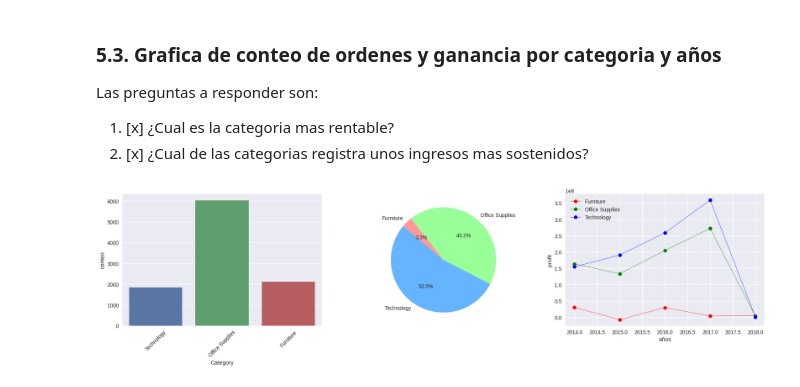
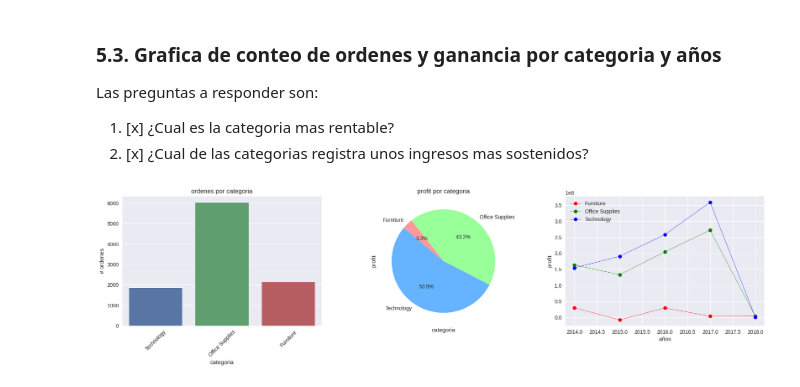
Before and after one commit to repos-especializacion-UdeA/tarea-fundamentos, a Jupyter notebook: entrega_udea.ipynb, the cells around one changed output. Saved outputs shown, nothing was run; the diff lists cells and outputs as text; code cells hidden in the pictures.

```diff
--- a/entrega_udea.ipynb
+++ b/entrega_udea.ipynb
@@ -407,3 +397,14 @@ categoria_s
 | 2 | Technology | 1847 | 9.627688e+08 | 962,768,841 |
 | 1 | Office Supplies | 6026 | 7.759941e+08 | 775,994,074 |
 | 0 | Furniture | 2121 | 5.922237e+07 | 59,222,369 |
+# %%
+tabla_pivote_categoria = pd.pivot_table(
+    df__,
+    values='Profit',
+    index='año',
+    columns='Category',
+    aggfunc='sum',
+    fill_value=0
+)
+
+tabla_pivote_categoria
@@ -529,21 +575,27 @@ Las preguntas a responder son:
 # %%
 fig , ax =plt.subplots(1,3,figsize=(18, 5))
 
 sns.barplot(x=categoria_s.Category,y=categoria_s.conteo,data=categoria_s,hue='Category',ax=ax[0])
 ax[0].tick_params(axis='x', rotation=45)
+ax[0].set_title('ordenes por categoria')
+ax[0].set_ylabel('# ordenes')
+ax[0].set_xlabel('categoria')
 
 ax[2].set_xlabel('años')
 ax[2].set_ylabel('profit')
 
 ax[2].plot(tabla_pivote_categoria.index,tabla_pivote_categoria['Furniture'],color='r',marker='o',linestyle='-',linewidth=0.5,label='Furniture')
 ax[2].plot(tabla_pivote_categoria.index,tabla_pivote_categoria['Office Supplies'],color='g',marker='o',linestyle='-',linewidth=0.5,label='Office Supplies')
 ax[2].plot(tabla_pivote_categoria.index,tabla_pivote_categoria['Technology'],color='b',marker='o',linestyle='-',linewidth=0.5,label='Technology')
 ax[2].legend()
 
 ax[1].pie(categoria_s['suma'], labels=categoria_s['Category'], autopct='%1.1f%%', startangle=140, colors=['#66b3ff','#99ff99','#ff9999','#ffcc99'])
+ax[1].set_title('profit por categoria')
+ax[1].set_ylabel('profit')
+ax[1].set_xlabel('categoria')
 
 plt.tight_layout()
 
 plt.show()
 # %% [output]
-[figure, old version]
+[figure, new version]
```
Also changed, not shown: parts of 11 cells of this notebook.
